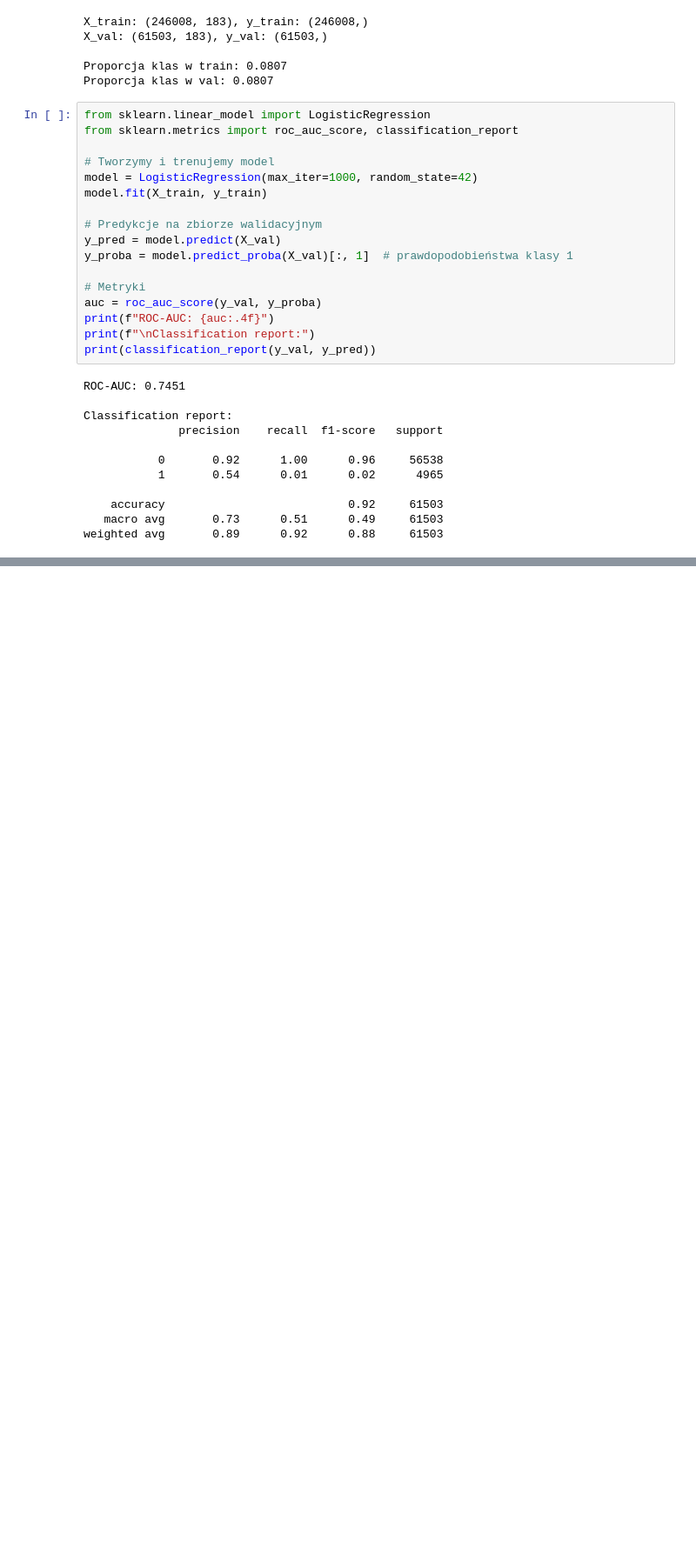
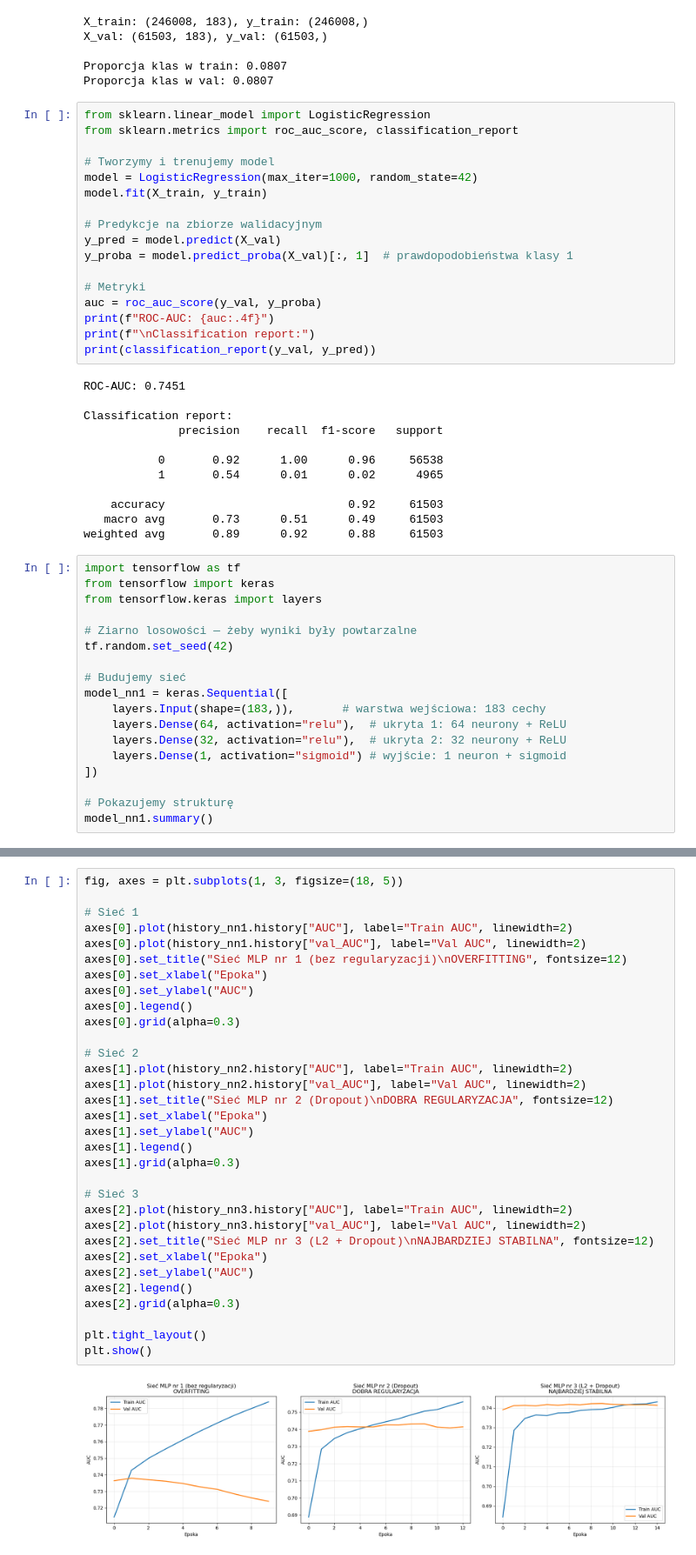
Before and after one commit to adamchorzelski/biai-credit-risk, a Jupyter notebook: notebooks/01_eksploracja.ipynb, the cells around one changed output, grey strips where cells are left out. Shown at 87% size. Cells and saved outputs as stored; diff of their text form; blank space fills up the shorter version.

```diff
--- a/notebooks/01_eksploracja.ipynb
+++ b/notebooks/01_eksploracja.ipynb
@@ -319,3 +319,21 @@ Classification report:
     accuracy                           0.92     61503
    macro avg       0.73      0.51      0.49     61503
 weighted avg       0.89      0.92      0.88     61503
+# %%
+import tensorflow as tf
+from tensorflow import keras
+from tensorflow.keras import layers
+
+# Ziarno losowości — żeby wyniki były powtarzalne
+tf.random.set_seed(42)
+
+# Budujemy sieć
+model_nn1 = keras.Sequential([
+    layers.Input(shape=(183,)),       # warstwa wejściowa: 183 cechy
+    layers.Dense(64, activation="relu"),  # ukryta 1: 64 neurony + ReLU
+    layers.Dense(32, activation="relu"),  # ukryta 2: 32 neurony + ReLU
+    layers.Dense(1, activation="sigmoid") # wyjście: 1 neuron + sigmoid
+])
+
+# Pokazujemy strukturę
+model_nn1.summary()
@@ -321,0 +672,34 @@ weighted avg       0.89      0.92      0.88     61503
+# %%
+fig, axes = plt.subplots(1, 3, figsize=(18, 5))
+
+# Sieć 1
+axes[0].plot(history_nn1.history["AUC"], label="Train AUC", linewidth=2)
+axes[0].plot(history_nn1.history["val_AUC"], label="Val AUC", linewidth=2)
+axes[0].set_title("Sieć MLP nr 1 (bez regularyzacji)\nOVERFITTING", fontsize=12)
+axes[0].set_xlabel("Epoka")
+axes[0].set_ylabel("AUC")
+axes[0].legend()
+axes[0].grid(alpha=0.3)
+
+# Sieć 2
+axes[1].plot(history_nn2.history["AUC"], label="Train AUC", linewidth=2)
+axes[1].plot(history_nn2.history["val_AUC"], label="Val AUC", linewidth=2)
+axes[1].set_title("Sieć MLP nr 2 (Dropout)\nDOBRA REGULARYZACJA", fontsize=12)
+axes[1].set_xlabel("Epoka")
+axes[1].set_ylabel("AUC")
+axes[1].legend()
+axes[1].grid(alpha=0.3)
+
+# Sieć 3
+axes[2].plot(history_nn3.history["AUC"], label="Train AUC", linewidth=2)
+axes[2].plot(history_nn3.history["val_AUC"], label="Val AUC", linewidth=2)
+axes[2].set_title("Sieć MLP nr 3 (L2 + Dropout)\nNAJBARDZIEJ STABILNA", fontsize=12)
+axes[2].set_xlabel("Epoka")
+axes[2].set_ylabel("AUC")
+axes[2].legend()
+axes[2].grid(alpha=0.3)
+
+plt.tight_layout()
+plt.show()
+# %% [output]
+[figure, added]
```
Also changed, not shown: parts of 9 cells of this notebook.
